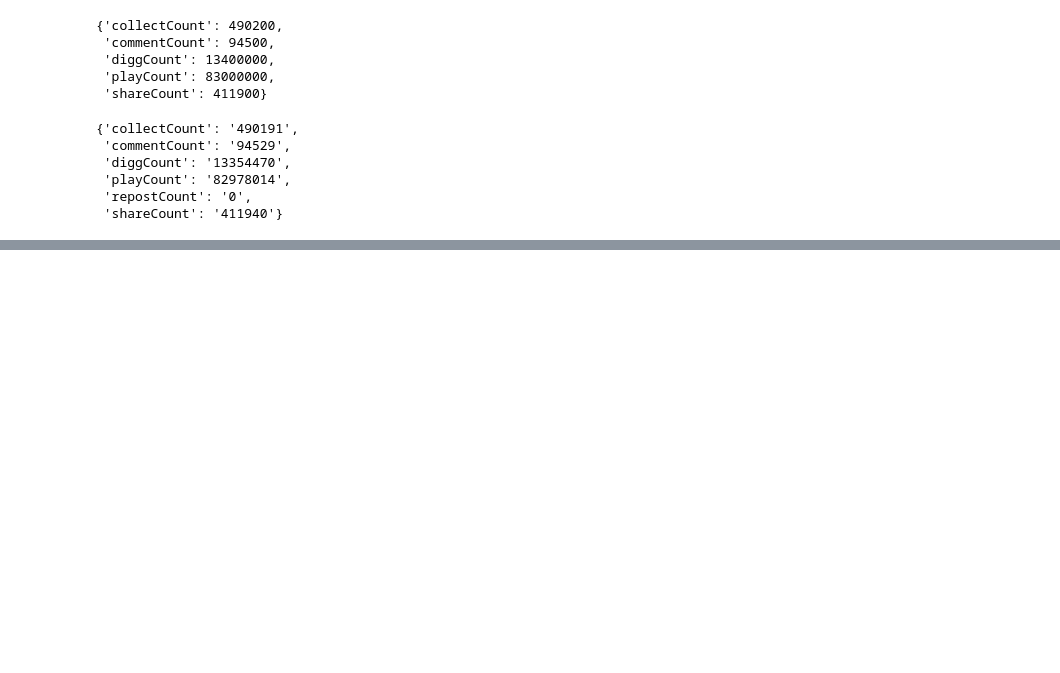
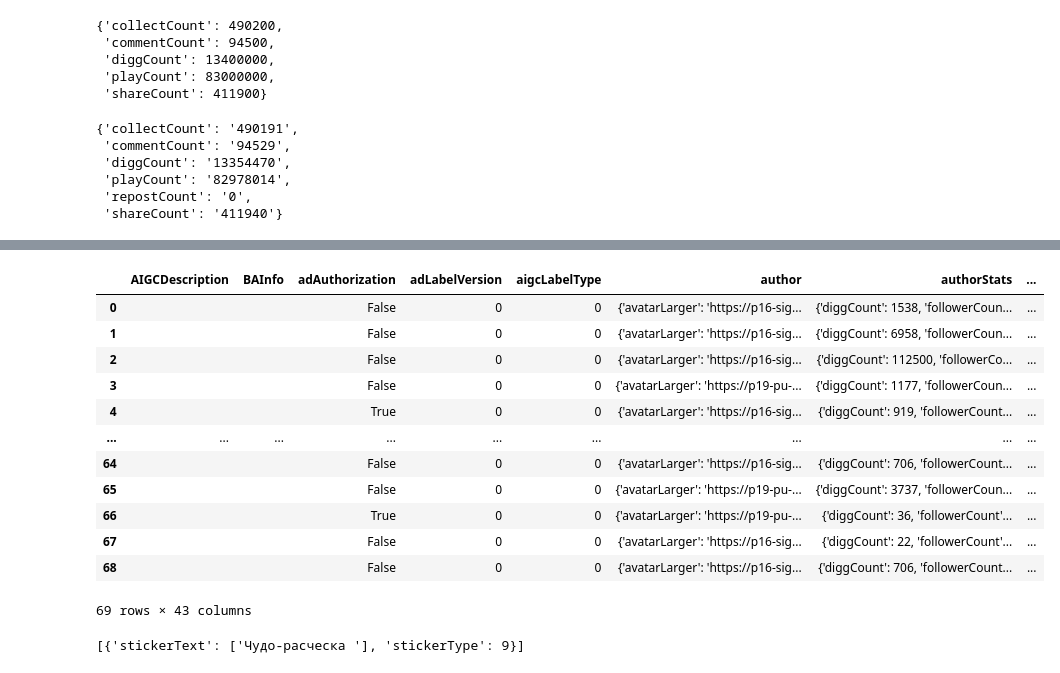
Before and after one commit to dlaiu/tiktok-accent-all-files, a Jupyter notebook: downloading-tiktoks.ipynb, the cells around one changed output, grey strips where cells are left out. Cells and saved outputs as stored; diff of their text form; code cells hidden in the pictures; blank space fills up the shorter version.

```diff
--- a/downloading-tiktoks.ipynb
+++ b/downloading-tiktoks.ipynb
@@ -119,12 +119,12 @@ WARNING: [TikTok] Expecting value in '': line 1 column 1 (char 0). Retrying... (
 WARNING: [TikTok] Expecting value in '': line 1 column 1 (char 0). Retrying... (attempt 2 of 4)
 ... (188 outputs left out)
 # %%
-async with TikTokApi() as api:
-    await api.create_sessions(headless=False, ms_tokens=[ms_token], num_sessions=1, sleep_after=3)
-    search = api.search.search_type('amazonfinds')
-    async for video in search:
-        print(video)
-        # print('--------')
-        # list_of_videos.append(video.as_dict)
-        print(video.id)
-        print('--------')
+# async with TikTokApi() as api:
+#     await api.create_sessions(headless=False, ms_tokens=[ms_token], num_sessions=1, sleep_after=3)
+#     search = api.search.search_type('amazonfinds')
+#     async for video in search:
+#         print(video)
+#         # print('--------')
+#         # list_of_videos.append(video.as_dict)
+#         print(video.id)
+#         print('--------')
@@ -213,3 +231,13 @@ df.video[0]
   '480': 'https://p16-sign-va.tiktokcdn.com/tos-maliva-p-0068/29ad49b32de44354bf17253ae90ccb64~tplv-tiktok-logom-rs:tos-maliva-p-0000/ac1a9b99f99b4263baf6ce5e010d5559:480:480.jpeg?x-expires=1716512400 ...
   '720': 'https://p16-sign-va.tiktokcdn.com/tos-maliva-p-0068/29ad49b32de44354bf17253ae90ccb64~tplv-tiktok-logom-rs:tos-maliva-p-0000/ac1a9b99f99b4263baf6ce5e010d5559:720:720.jpeg?x-expires=1716512400 ...
   '960': 'https://p16-sign-va.tiktokcdn.com/tos-maliva-p-0068/29ad49b32de44354bf17253ae90ccb64~tplv-tiktok-logom-rs:tos-maliva-p-0000/ac1a9b99f99b4263baf6ce5e010d5559:960:960.jpeg?x-expires=1716512400 ...
+# %%
+async with TikTokApi() as api:
+    await api.create_sessions(headless=False, ms_tokens=[ms_token], num_sessions=1, sleep_after=3)
+    tag = api.hashtag(name="aigenerated")
+    async for video in tag.videos(count=10):
+        # print(video)
+        # print('--------')
+        list_of_videos.append(video.as_dict)
+        print(video.id)
+        print('--------')
@@ -215,0 +282,22 @@ df.video[0]
+# %%
+#convert list of videos into df
+df = pd.DataFrame(list_of_videos)
+df
+# %% [output]
+|  | AIGCDescription | BAInfo | adAuthorization | adLabelVersion | aigcLabelType | author | authorStats | ... |
+| 0 |  |  | False | 0 | 0 | {'avatarLarger': 'https://p16-sig... | {'diggCount': 1538, 'followerCoun... | ... |
+| 1 |  |  | False | 0 | 0 | {'avatarLarger': 'https://p16-sig... | {'diggCount': 6958, 'followerCoun... | ... |
+| 2 |  |  | False | 0 | 0 | {'avatarLarger': 'https://p16-sig... | {'diggCount': 112500, 'followerCo... | ... |
+| 3 |  |  | False | 0 | 0 | {'avatarLarger': 'https://p19-pu-... | {'diggCount': 1177, 'followerCoun... | ... |
+| 4 |  |  | True | 0 | 0 | {'avatarLarger': 'https://p16-sig... | {'diggCount': 919, 'followerCount... | ... |
+| ... | ... | ... | ... | ... | ... | ... | ... | ... |
+| 64 |  |  | False | 0 | 0 | {'avatarLarger': 'https://p16-sig... | {'diggCount': 706, 'followerCount... | ... |
+| 65 |  |  | False | 0 | 0 | {'avatarLarger': 'https://p19-pu-... | {'diggCount': 3737, 'followerCoun... | ... |
+| 66 |  |  | True | 0 | 0 | {'avatarLarger': 'https://p19-pu-... | {'diggCount': 36, 'followerCount'... | ... |
+| 67 |  |  | False | 0 | 0 | {'avatarLarger': 'https://p16-sig... | {'diggCount': 22, 'followerCount'... | ... |
+| 68 |  |  | False | 0 | 0 | {'avatarLarger': 'https://p16-sig... | {'diggCount': 706, 'followerCount... | ... |
+69 rows × 43 columns
+# %%
+df['stickersOnItem'][4]
+# %% [output]
+[{'stickerText': ['Чудо-расческа '], 'stickerType': 9}]
```
Also changed, not shown: parts of 7 cells of this notebook, 4 other files.
